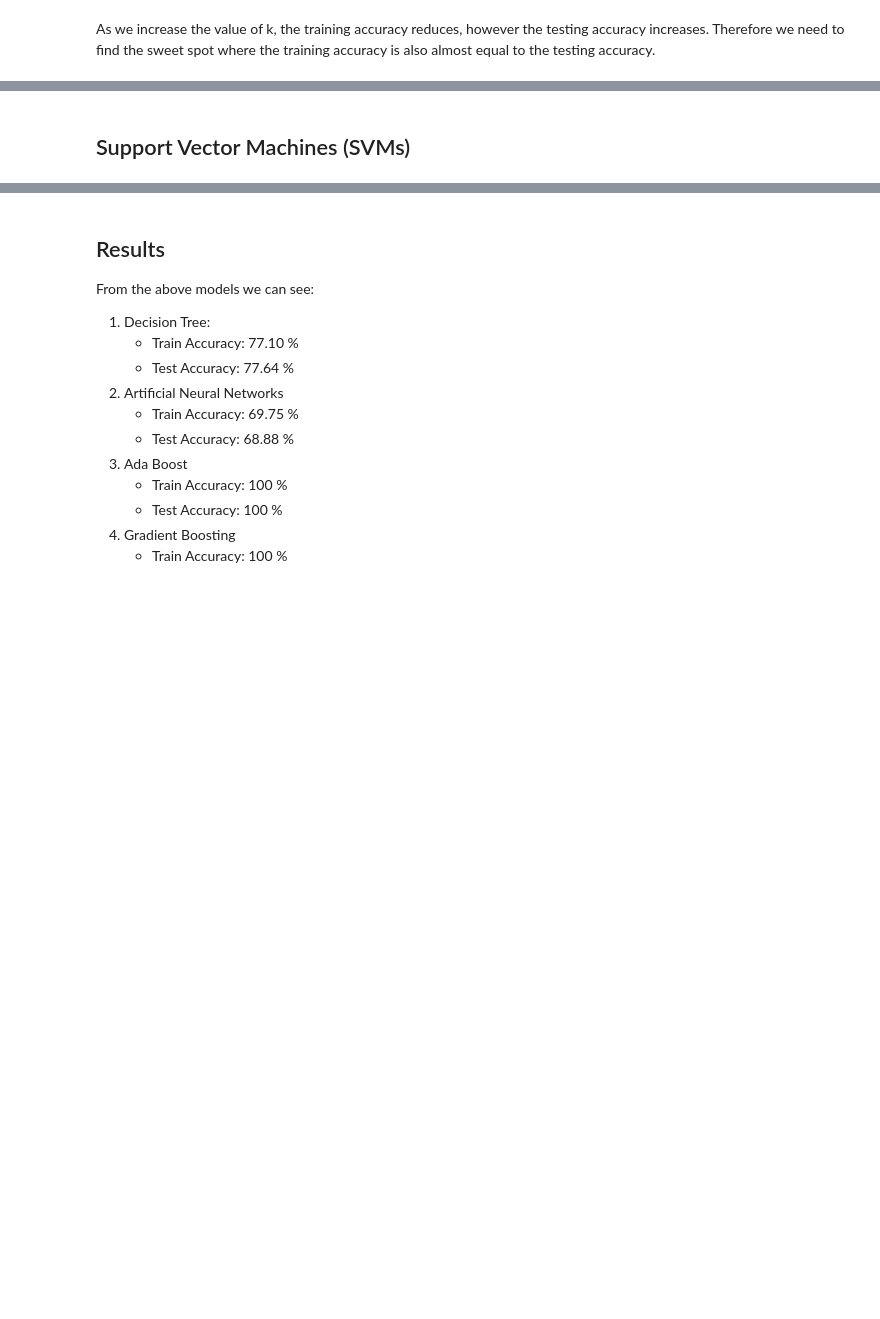
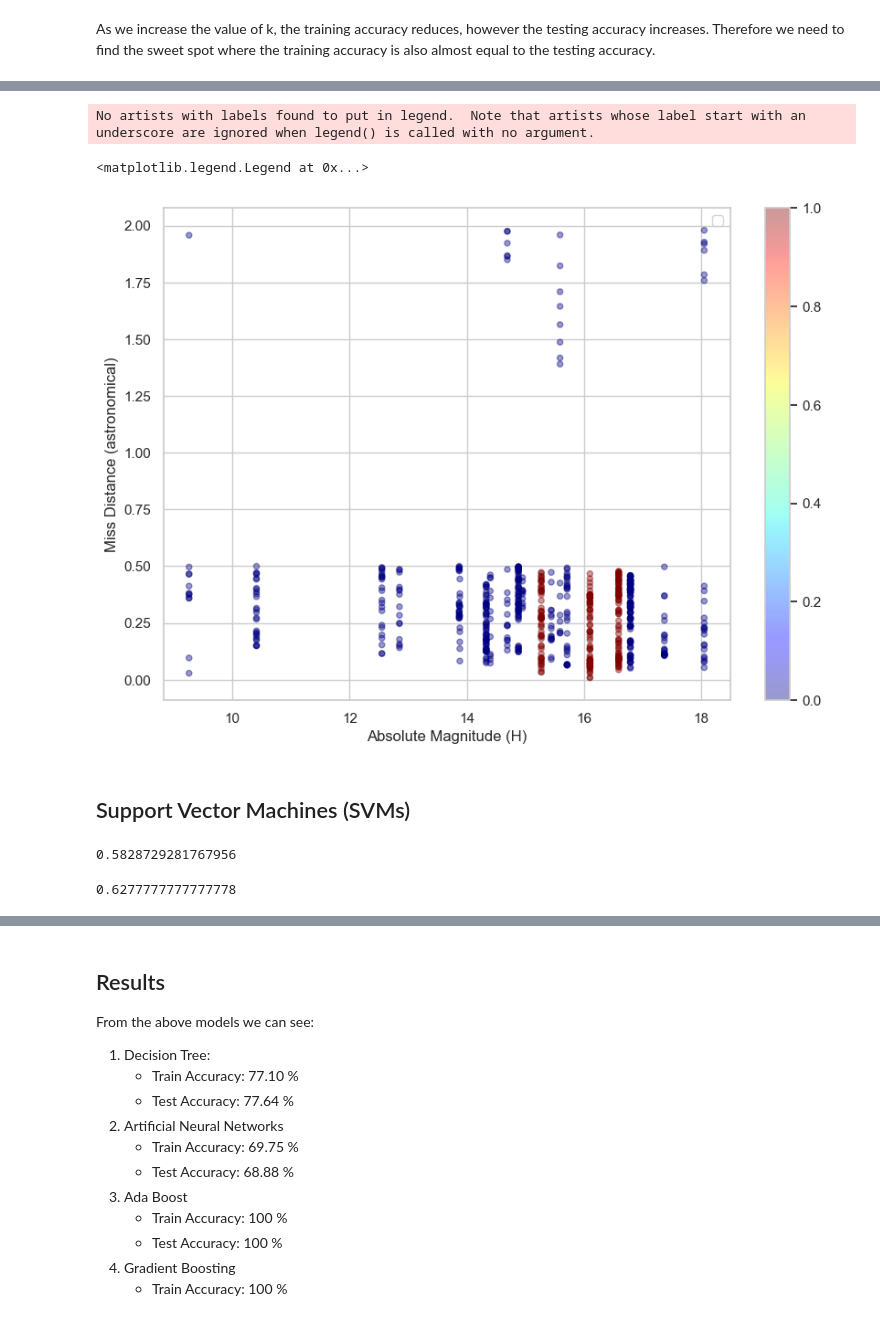
Before and after one commit to rkaushick-neu/info6105-data_science, a Jupyter notebook: Assignment2B/RishLK_Assignment2A_2B.ipynb, the cells around one changed output, grey strips where cells are left out. Saved outputs shown, nothing was run; the diff lists cells and outputs as text; code cells hidden in the pictures; blank space fills up the shorter version.

```diff
--- a/Assignment2B/RishLK_Assignment2A_2B.ipynb
+++ b/Assignment2B/RishLK_Assignment2A_2B.ipynb
@@ -768,3 +777,13 @@ As we increase the value of k, the training accuracy reduces, however the testin
+# %%
+# Let us try to visualize the data in a graph
+neo_trainset.plot(kind="scatter", x="Absolute Magnitude (H)", y="Miss Distance (astronomical)", alpha=0.4,
+            figsize=(10,7),
+            c=neo_trainset["Is Potentially Hazardous"], colormap=plt.get_cmap("jet"), colorbar=True)
+plt.legend()
+# %% [output]
+No artists with labels found to put in legend.  Note that artists whose label start with an underscore are ignored when legend() is called with no argument.
+<matplotlib.legend.Legend at 0x...>
+[figure, added]
 # %% [markdown]
 ## Support Vector Machines (SVMs)
 # %%
@@ -774,0 +794,8 @@ linear_svm = LinearSVC().fit()
+# %%
+linear_svm.score(X_train, y_train)
+# %% [output]
+0.5828729281767956
+# %%
+linear_svm.score(X_test, y_test)
+# %% [output]
+0.6277777777777778
```
Also changed, not shown: parts of 12 cells of this notebook.
